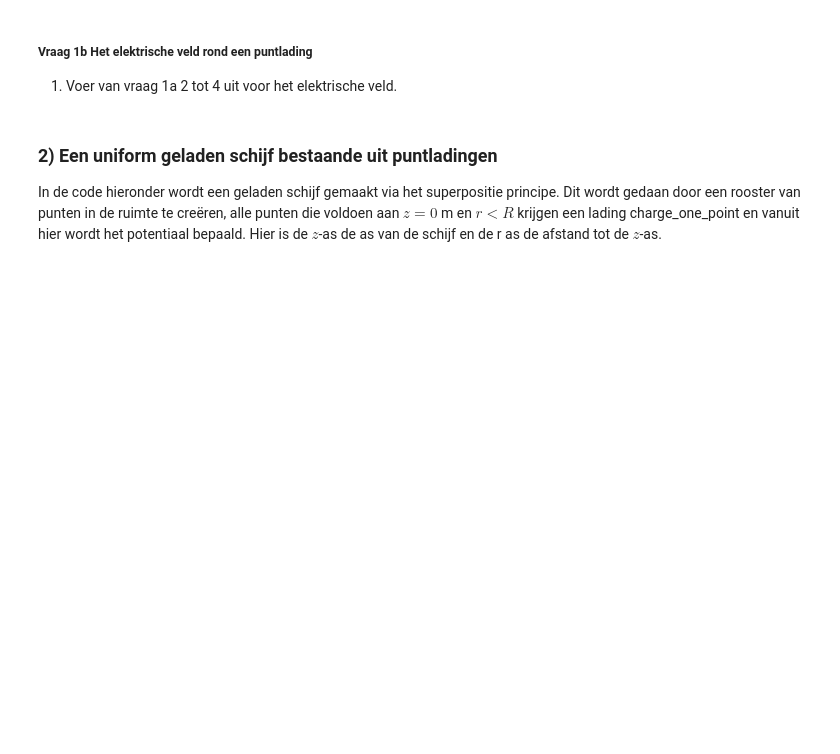
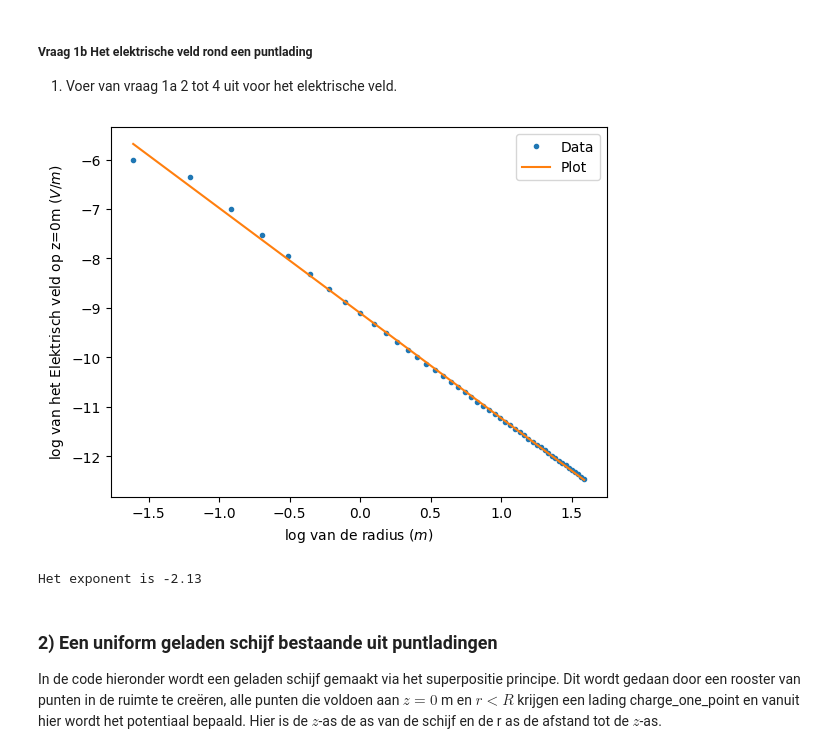
Before and after one commit to daantjebunschoten1-gif/opdrachten-DEF-D, a Jupyter notebook: DigitaleOntwerpopdrachten/1CondensatorOpdracht/CondensatorOntwerpopdracht.ipynb, the cells around one changed output. Saved outputs shown, nothing was run; the diff lists cells and outputs as text; code cells hidden in the pictures; blank space fills up the shorter version.

```diff
--- a/DigitaleOntwerpopdrachten/1CondensatorOpdracht/CondensatorOntwerpopdracht.ipynb
+++ b/DigitaleOntwerpopdrachten/1CondensatorOpdracht/CondensatorOntwerpopdracht.ipynb
@@ -97,9 +123,29 @@ De index van z=0m is [50]
 ##### Vraag 1b Het elektrische veld rond een puntlading
 1. Voer van vraag 1a 2 tot 4 uit voor het elektrische veld.
 # %%
-###
-###Hier jouw code###
-###
+rplot = r_plot[1:]
+E_plot = Er[50,:]
+
+def Functie(x,a,b):
+    return a*x + b
+
+vals,cov = curve_fit(Functie,np.log(rplot),np.log(E_plot))
+
+x_fit = np.log(rplot)
+y_fit = Functie(x_fit,*vals)
+
+plt.figure()
+plt.plot(np.log(rplot),np.log(E_plot),'.',label= "Data")
+plt.plot(x_fit,y_fit,"-",label = "Plot")
+plt.xlabel("log van de radius ($m$)")
+plt.ylabel("log van het Elektrisch veld op z=0m ($V/m$)")
+plt.legend()
+plt.show()
+
+print(f"Het exponent is {vals[0]:.2f}")
+# %% [output]
+[figure, added]
+Het exponent is -2.13
 # %% [markdown]
 ### 2) Een uniform geladen schijf bestaande uit puntladingen
 
```
Also changed, not shown: parts of 1 cell of this notebook.
